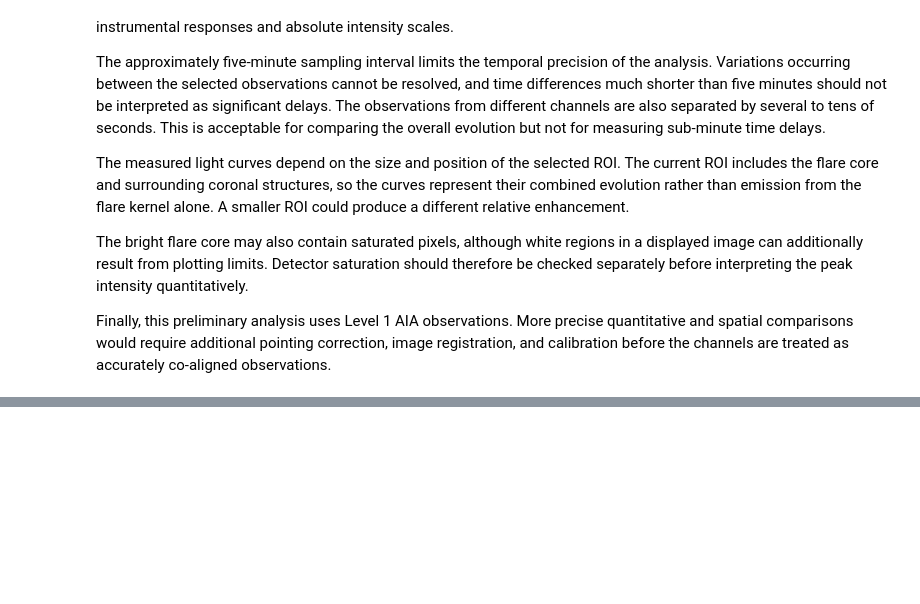
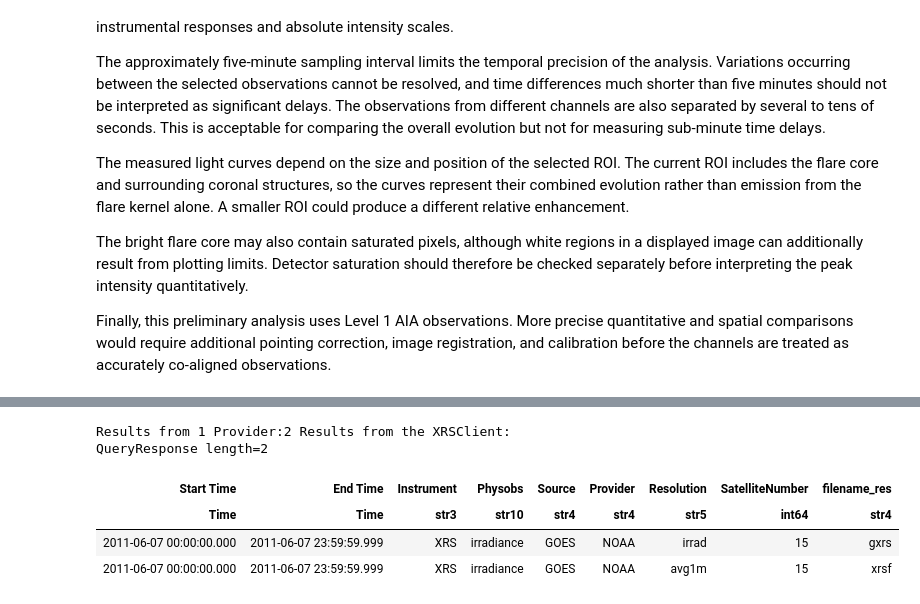
Before and after one commit to kanpuchin/SunProject, a Jupyter notebook: notebooks/02_aia_flare_evolution.ipynb, the cells around one changed output, grey strips where cells are left out. Drawn from its saved outputs; the diff is of its cells as text; code cells hidden in the pictures; blank space fills up the shorter version.

```diff
--- a/notebooks/02_aia_flare_evolution.ipynb
+++ b/notebooks/02_aia_flare_evolution.ipynb
@@ -1294,0 +1301,20 @@ Finally, this preliminary analysis uses Level 1 AIA observations. More precise q
+# %%
+from sunpy import timeseries as ts
+from sunpy.net import Fido, attrs as a
+
+goes_result = Fido.search(
+    a.Time(
+        "2011-06-07 05:30:00",
+        "2011-06-07 07:30:00",
+    ),
+    a.Instrument("XRS"),
+)
+
+goes_result
+# %% [output]
+Results from 1 Provider:2 Results from the XRSClient:
+QueryResponse length=2
+| Start Time | End Time | Instrument | Physobs | Source | Provider | Resolution | SatelliteNumber | filename_res |
+| Time | Time | str3 | str10 | str4 | str4 | str5 | int64 | str4 |
+| 2011-06-07 00:00:00.000 | 2011-06-07 23:59:59.999 | XRS | irradiance | GOES | NOAA | irrad | 15 | gxrs |
+| 2011-06-07 00:00:00.000 | 2011-06-07 23:59:59.999 | XRS | irradiance | GOES | NOAA | avg1m | 15 | xrsf |
```
Also changed, not shown: parts of 12 cells of this notebook, 2 other files.
